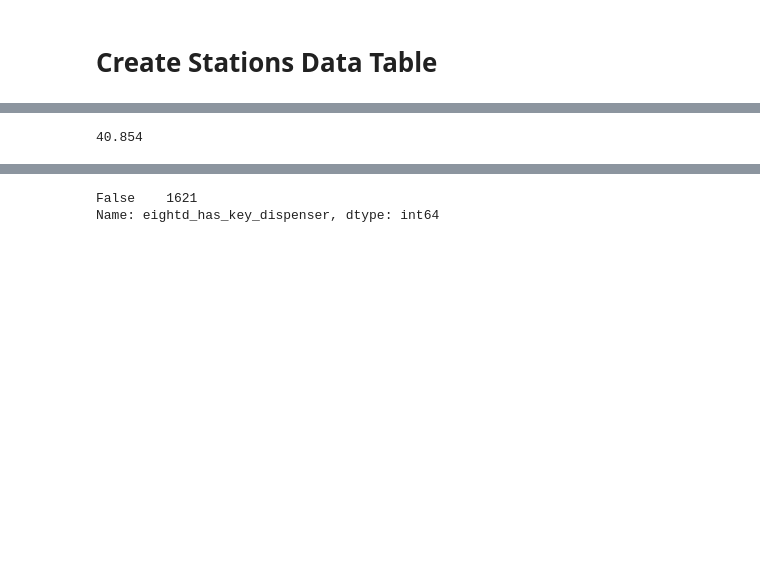
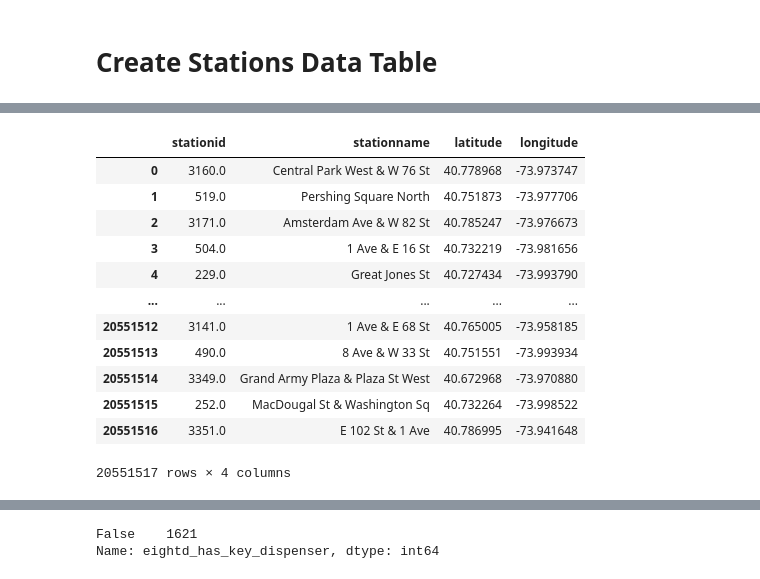
Before and after one commit to rishigoutam/citibike, a Jupyter notebook: clobber.ipynb, the cells around one changed output, grey strips where cells are left out. Saved outputs shown, nothing was run; the diff lists cells and outputs as text; code cells hidden in the pictures; blank space fills up the shorter version.

```diff
--- a/clobber.ipynb
+++ b/clobber.ipynb
@@ -324,6 +290,0 @@ year_2019.loc[year_2019.startstationid.isna()]
-# %%
-year_2019.loc[year_2019.startstationid.isna()][
-    ["startstationlatitude"]
-].reset_index().startstationlatitude[0]
-# %% [output]
-40.854
@@ -330,3 +331,19 @@ year_2019.loc[year_2019.startstationid.isna()][
+# %%
+pd.read_parquet("data/stations_2019.parquet")
+# %% [output]
+|  | stationid | stationname | latitude | longitude |
+| 0 | 3160.0 | Central Park West & W 76 St | 40.778968 | -73.973747 |
+| 1 | 519.0 | Pershing Square North | 40.751873 | -73.977706 |
+| 2 | 3171.0 | Amsterdam Ave & W 82 St | 40.785247 | -73.976673 |
+| 3 | 504.0 | 1 Ave & E 16 St | 40.732219 | -73.981656 |
+| 4 | 229.0 | Great Jones St | 40.727434 | -73.993790 |
+| ... | ... | ... | ... | ... |
+| 20551512 | 3141.0 | 1 Ave & E 68 St | 40.765005 | -73.958185 |
+| 20551513 | 490.0 | 8 Ave & W 33 St | 40.751551 | -73.993934 |
+| 20551514 | 3349.0 | Grand Army Plaza & Plaza St West | 40.672968 | -73.970880 |
+| 20551515 | 252.0 | MacDougal St & Washington Sq | 40.732264 | -73.998522 |
+| 20551516 | 3351.0 | E 102 St & 1 Ave | 40.786995 | -73.941648 |
+20551517 rows × 4 columns
 # %%
 url = requests.get("https://gbfs.citibikenyc.com/gbfs/en/station_information.json")
 text = url.text
```
Also changed, not shown: parts of 15 cells of this notebook.
